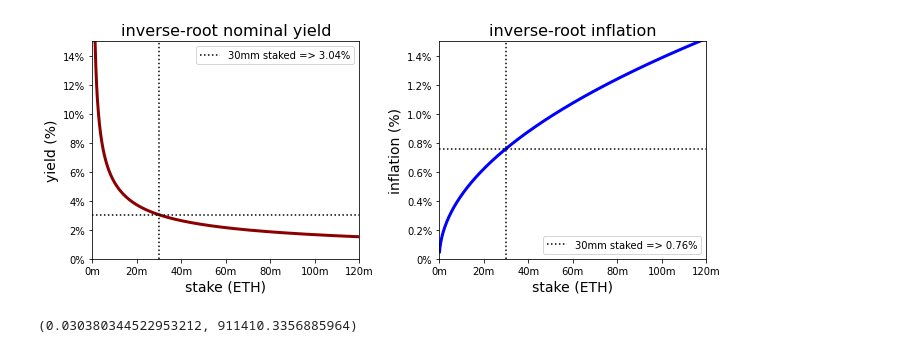
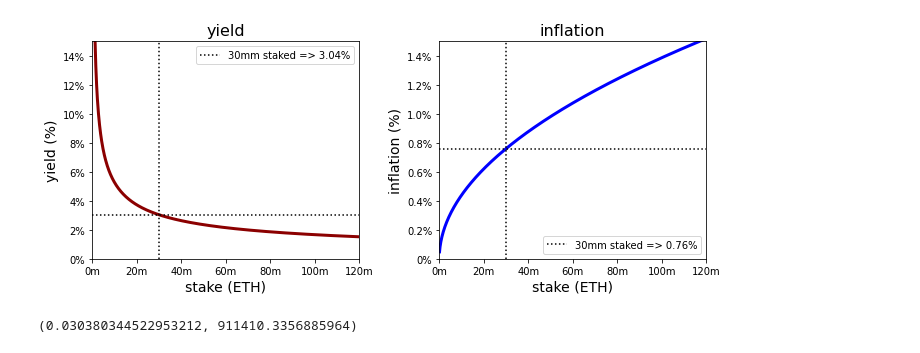
Before and after one commit to michaelneuder/issuance, a Jupyter notebook: tertiary-treatise.ipynb, the cells around one changed output. Cells and saved outputs as stored; diff of their text form; code cells hidden in the pictures.

```diff
--- a/tertiary-treatise.ipynb
+++ b/tertiary-treatise.ipynb
@@ -19,36 +19,36 @@ ax2.plot(STAKED, inf, color='blue', linewidth=3, alpha=1)
 
 ax.set_ylim(0,0.15)
 ax.set_yticks([0, 0.02,0.04,0.06,0.08,0.1, 0.12, 0.14])
 ax.set_yticklabels(["0%", "2%", "4%", "6%", "8%", "10%", "12%", "14%"])
 ax.set_ylabel("yield (%)", size=14)
 
 val = 2.6 * 64 / np.sqrt(30_000_000)
 ax.axhline(val, color='k', linestyle='dotted', label='30mm staked => {:0.2f}%'.format(100*val))
 
 ax2.set_ylim(0,0.015)
 ax2.set_yticks([0, 0.002,0.004,0.006,0.008,0.01, 0.012, 0.014])
 ax2.set_yticklabels(["0%", "0.2%", "0.4%", "0.6%", "0.8%", "1.0%", "1.2%", "1.4%"])
 ax2.set_ylabel("inflation (%)", size=14)
 
 val = 2.6 * 64 / np.sqrt(30_000_000) * 0.25
 ax2.axhline(val, color='k', linestyle='dotted', label='30mm staked => {:0.2f}%'.format(100*val))
 
-ax.set_title("inverse-root nominal yield", size=16)
-ax2.set_title("inverse-root inflation", size=16)
+ax.set_title("yield", size=16)
+ax2.set_title("inflation", size=16)
 for ax in axarr:
     ax.set_xlim(0,120_000_000)
     xticks = np.arange(0, 120_000_001, 20_000_000)
     ax.set_xticks(xticks)
     ax.set_xticklabels(["{:d}m".format(int(tick/1_000_000)) for tick in xticks])
     ax.set_xlabel("stake (ETH)", size=14)
     ax.axvline(30_000_000, color='k', linestyle='dotted')
     ax.legend()
 
 plt.subplots_adjust(wspace=0.3)
 plt.savefig("30.png", dpi=400, facecolor='w')
 plt.show()
 # %% [output]
-[figure, old version]
+[figure, new version]
 # %%
 2.6 * 64 / np.sqrt(30_000_000), 2.6 * 64 / np.sqrt(30_000_000) * 30_000_000
 # %% [output]
```
Also changed, not shown: parts of 8 cells of this notebook, 14 other files.
